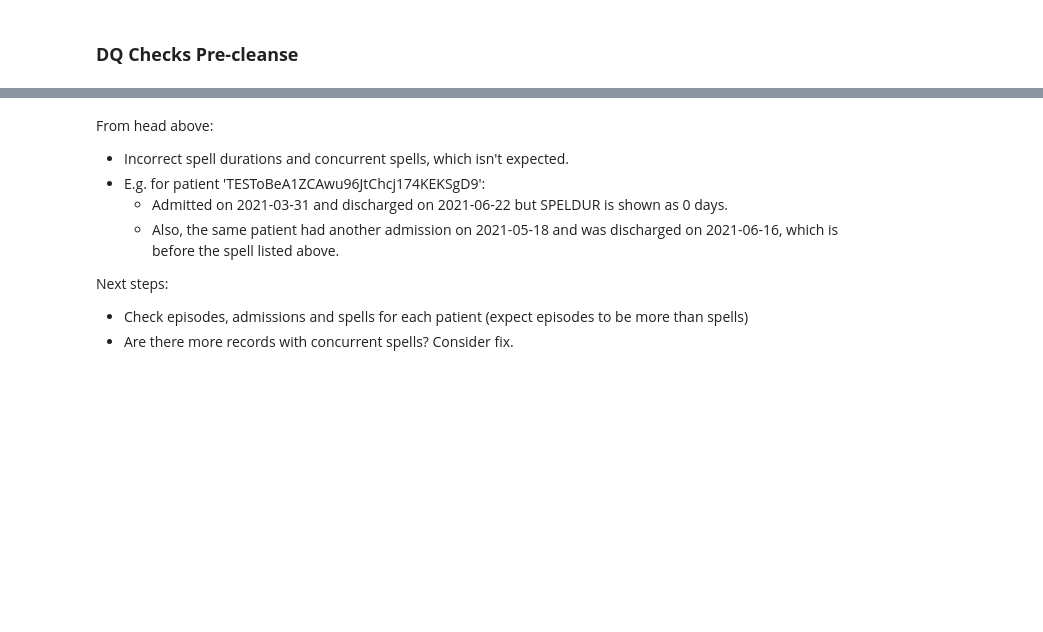
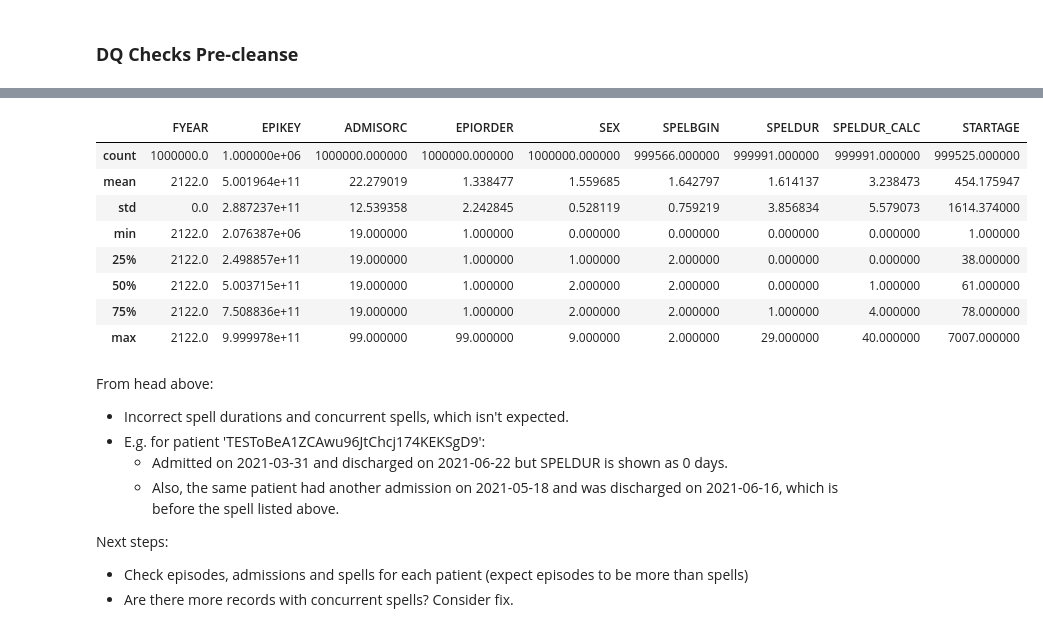
Before and after one commit to khizer-i/respiratory-admissions, a Jupyter notebook: notebooks/01_data_quality.ipynb, the cells around one changed output, grey strips where cells are left out. Drawn from its saved outputs; the diff is of its cells as text; code cells hidden in the pictures; blank space fills up the shorter version.

```diff
--- a/notebooks/01_data_quality.ipynb
+++ b/notebooks/01_data_quality.ipynb
@@ -28,6 +28,18 @@ raw_apc.head()
 | 2 | 2122 | 528111587051 | TESTumS1fdRDx6j7yODr6lFffI5BZBDF | 2021-05-15 | 24 | 19 | I269 | 2021-05-27 | 1 | A | ... |
 | 3 | 2122 | 912335548721 | TESTZhkl8wktpxboD3w4h9gznMl8EhMV | 2021-04-28 | 11 | 19 | I839 | 2021-06-11 | 1 | A | ... |
 | 4 | 2122 | 171243392039 | TESTfJm3gvXDWqIhFLnKGYC07r5XTNNo | 2021-04-27 | 25 | 19 | N185 | 2021-04-27 | 1 | A | ... |
+# %%
+raw_apc.describe()
+# %% [output]
+|  | FYEAR | EPIKEY | ADMISORC | EPIORDER | SEX | SPELBGIN | SPELDUR | SPELDUR_CALC | STARTAGE |
+| count | 1000000.0 | 1.000000e+06 | 1000000.000000 | 1000000.000000 | 1000000.000000 | 999566.000000 | 999991.000000 | 999991.000000 | 999525.000000 |
+| mean | 2122.0 | 5.001964e+11 | 22.279019 | 1.338477 | 1.559685 | 1.642797 | 1.614137 | 3.238473 | 454.175947 |
+| std | 0.0 | 2.887237e+11 | 12.539358 | 2.242845 | 0.528119 | 0.759219 | 3.856834 | 5.579073 | 1614.374000 |
+| min | 2122.0 | 2.076387e+06 | 19.000000 | 1.000000 | 0.000000 | 0.000000 | 0.000000 | 0.000000 | 1.000000 |
+| 25% | 2122.0 | 2.498857e+11 | 19.000000 | 1.000000 | 1.000000 | 2.000000 | 0.000000 | 0.000000 | 38.000000 |
+| 50% | 2122.0 | 5.003715e+11 | 19.000000 | 1.000000 | 2.000000 | 2.000000 | 0.000000 | 1.000000 | 61.000000 |
+| 75% | 2122.0 | 7.508836e+11 | 19.000000 | 1.000000 | 2.000000 | 2.000000 | 1.000000 | 4.000000 | 78.000000 |
+| max | 2122.0 | 9.999978e+11 | 99.000000 | 99.000000 | 9.000000 | 2.000000 | 29.000000 | 40.000000 | 7007.000000 |
 # %% [markdown]
 From head above:
 - Incorrect spell durations and concurrent spells, which isn't expected.
```
Also changed, not shown: parts of 2 cells of this notebook, 3 other files.
